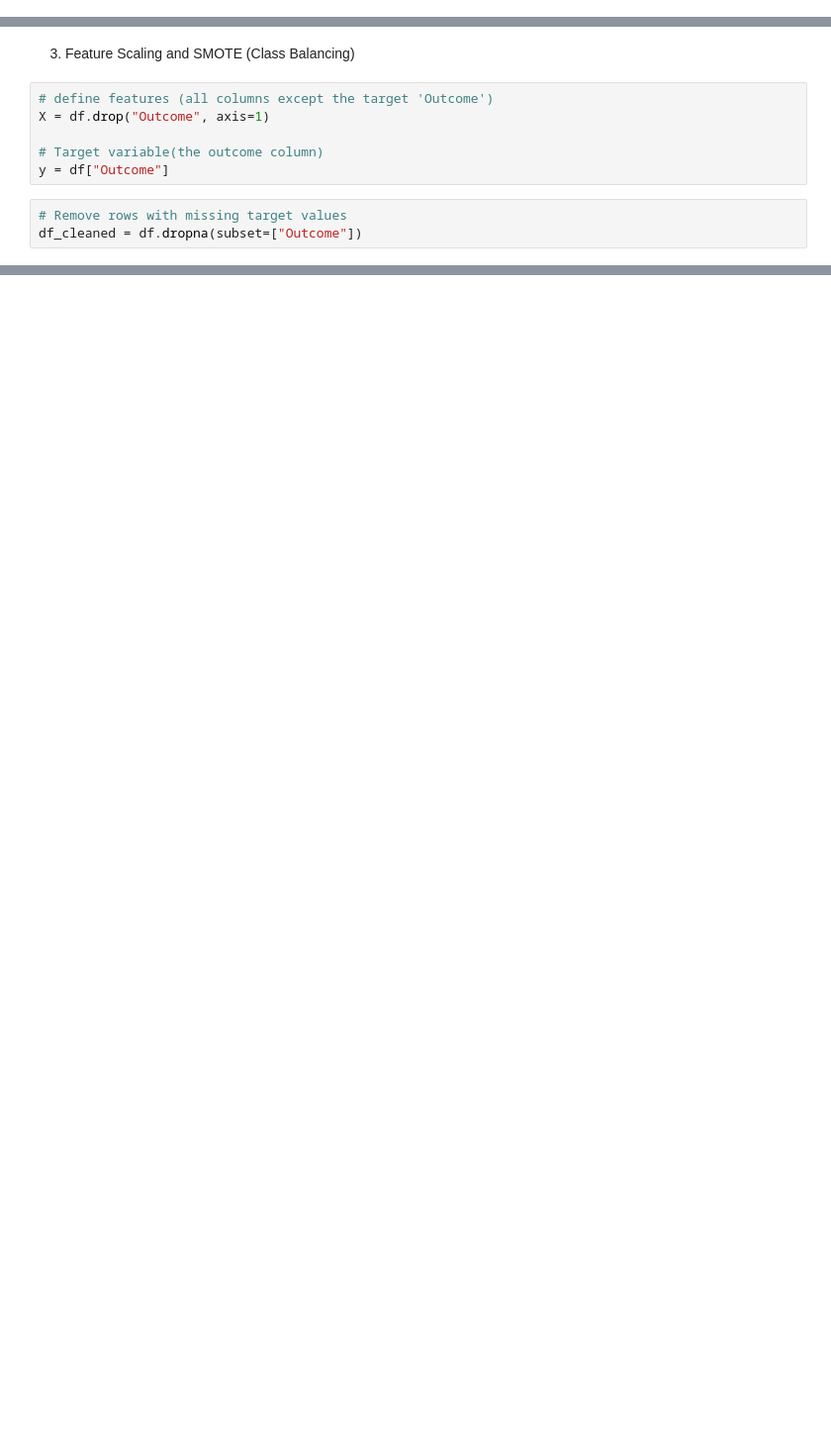
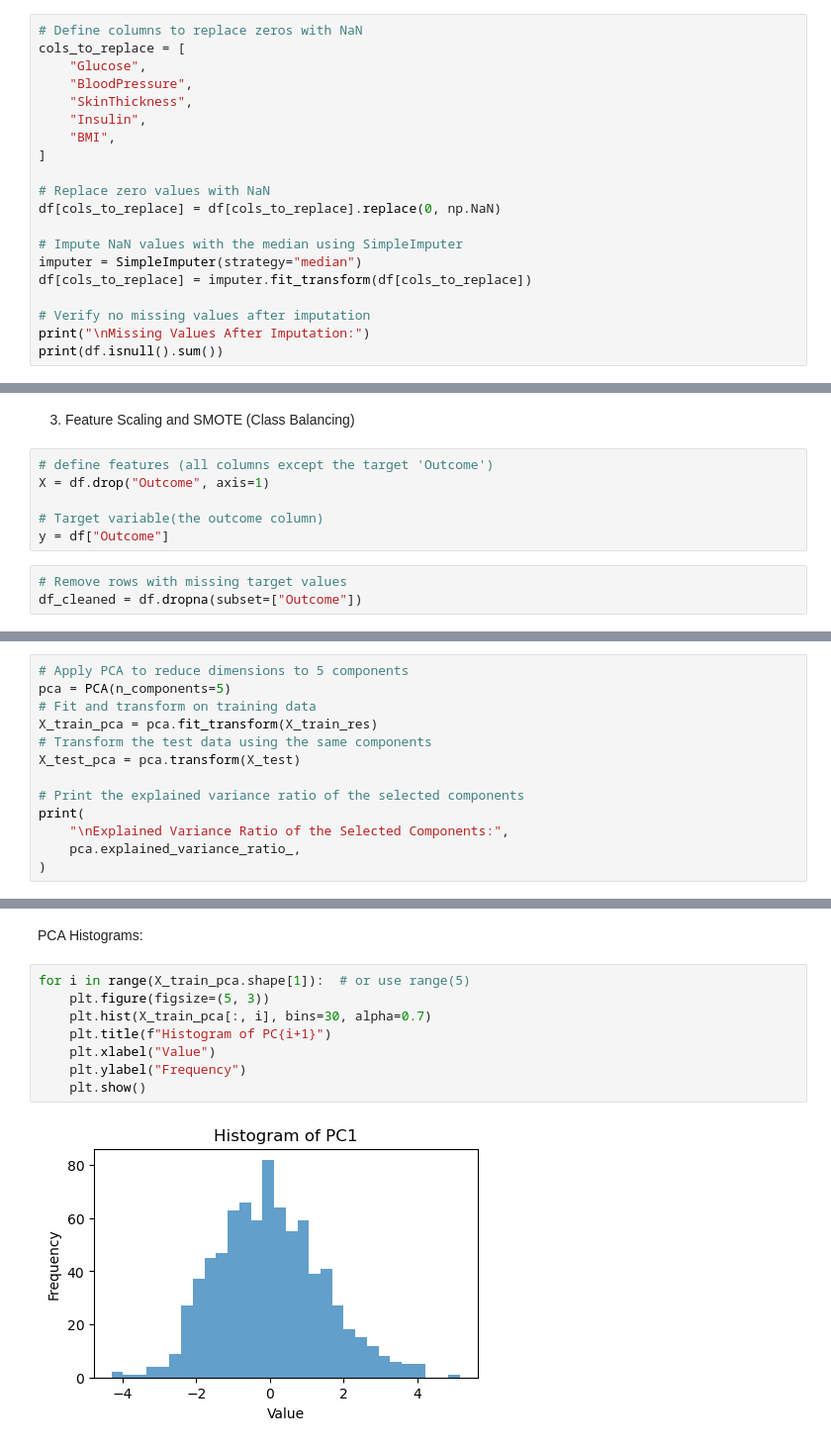
Before and after one commit to abduyea/Diabetes_Classification, a Jupyter notebook: Diabetes_Classification/diabetes_cassification.ipynb, the cells around one changed output, grey strips where cells are left out. Shown at 99% size. Cells and saved outputs as stored; diff of their text form; blank space fills up the shorter version.

```diff
--- a/Diabetes_Classification/diabetes_cassification.ipynb
+++ b/Diabetes_Classification/diabetes_cassification.ipynb
@@ -118,0 +104,20 @@ dtype: int64
+# %%
+# Define columns to replace zeros with NaN
+cols_to_replace = [
+    "Glucose",
+    "BloodPressure",
+    "SkinThickness",
+    "Insulin",
+    "BMI",
+]
+
+# Replace zero values with NaN
+df[cols_to_replace] = df[cols_to_replace].replace(0, np.NaN)
+
+# Impute NaN values with the median using SimpleImputer
+imputer = SimpleImputer(strategy="median")
+df[cols_to_replace] = imputer.fit_transform(df[cols_to_replace])
+
+# Verify no missing values after imputation
+print("\nMissing Values After Imputation:")
+print(df.isnull().sum())
@@ -335,0 +209,13 @@ All models trained and evaluated.
+# %%
+# Apply PCA to reduce dimensions to 5 components
+pca = PCA(n_components=5)
+# Fit and transform on training data
+X_train_pca = pca.fit_transform(X_train_res)
+# Transform the test data using the same components
+X_test_pca = pca.transform(X_test)
+
+# Print the explained variance ratio of the selected components
+print(
+    "\nExplained Variance Ratio of the Selected Components:",
+    pca.explained_variance_ratio_,
+)
@@ -335,0 +226,12 @@ All models trained and evaluated.
+# %% [markdown]
+PCA Histograms:
+# %%
+for i in range(X_train_pca.shape[1]):  # or use range(5)
+    plt.figure(figsize=(5, 3))
+    plt.hist(X_train_pca[:, i], bins=30, alpha=0.7)
+    plt.title(f"Histogram of PC{i+1}")
+    plt.xlabel("Value")
+    plt.ylabel("Frequency")
+    plt.show()
+# %% [output]
+[figure, added]
```
Also changed, not shown: parts of 44 cells of this notebook, 4 other files.
